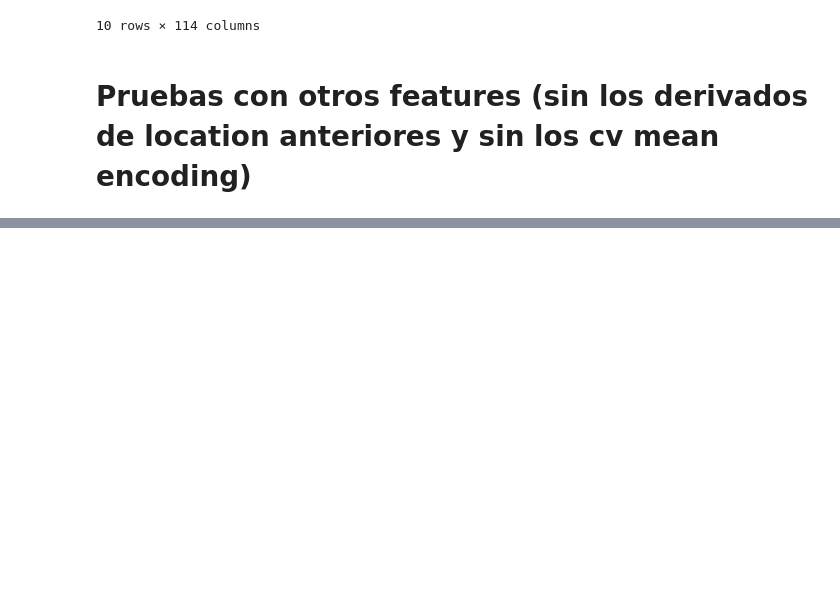
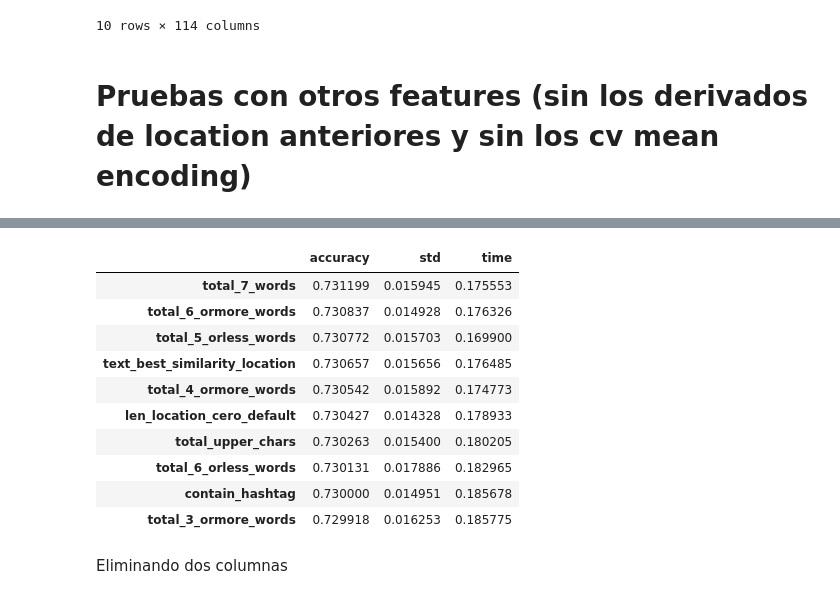
Before and after one commit to danielacarrero/orga-datos, a Jupyter notebook: TP2/LightGBM_jesus.ipynb, the cells around one changed output, grey strips where cells are left out. Saved outputs shown, nothing was run; the diff lists cells and outputs as text; code cells hidden in the pictures; blank space fills up the shorter version.

```diff
--- a/TP2/LightGBM_jesus.ipynb
+++ b/TP2/LightGBM_jesus.ipynb
@@ -622,0 +700,44 @@ x_features_2, target_2 = tweets.select_dtypes(include=['float64','int64','bool']
+# %%
+x_train_columns = {}
+
+for x in range(0,len(x_2_train.columns)):
+    column_list = []
+    for y in range(0,len(x_2_train.columns)):
+        if y != x:
+            column_list.append(y)
+    x_train_columns[x] = column_list
+# %%
+no_column = get_dic_acc()
+index_no_column = []
+
+
+for x in range(0,len(x_2_train.columns)):
+    start = time.time()
+
+    light_model = LGBMClassifier(random_state=1)
+    cv = RepeatedStratifiedKFold(n_splits=10,random_state=1)
+    x_2_train_2 = x_2_train.iloc[:,x_train_columns[x]]
+    n_scores = cross_val_score(light_model, x_2_train_2, y_2_train, scoring='accuracy', cv=cv, n_jobs=-1, error_score='raise')
+    end = time.time()
+    index_no_column.append(x_2_train.columns[x])
+    no_column['accuracy'].append(np.mean(n_scores))
+    no_column['std'].append(np.std(n_scores))
+    no_column['time'].append((end - start)/60)
+
+one_column_deleted = pd.DataFrame(no_column, index=index_no_column)
+# %%
+one_column_deleted.nlargest(10,'accuracy')
+# %% [output]
+|  | accuracy | std | time |
+| total_7_words | 0.731199 | 0.015945 | 0.175553 |
+| total_6_ormore_words | 0.730837 | 0.014928 | 0.176326 |
+| total_5_orless_words | 0.730772 | 0.015703 | 0.169900 |
+| text_best_similarity_location | 0.730657 | 0.015656 | 0.176485 |
+| total_4_ormore_words | 0.730542 | 0.015892 | 0.174773 |
+| len_location_cero_default | 0.730427 | 0.014328 | 0.178933 |
+| total_upper_chars | 0.730263 | 0.015400 | 0.180205 |
+| total_6_orless_words | 0.730131 | 0.017886 | 0.182965 |
+| contain_hashtag | 0.730000 | 0.014951 | 0.185678 |
+| total_3_ormore_words | 0.729918 | 0.016253 | 0.185775 |
+# %% [markdown]
+Eliminando dos columnas
```
Also changed, not shown: parts of 26 cells of this notebook, 3 other files.
